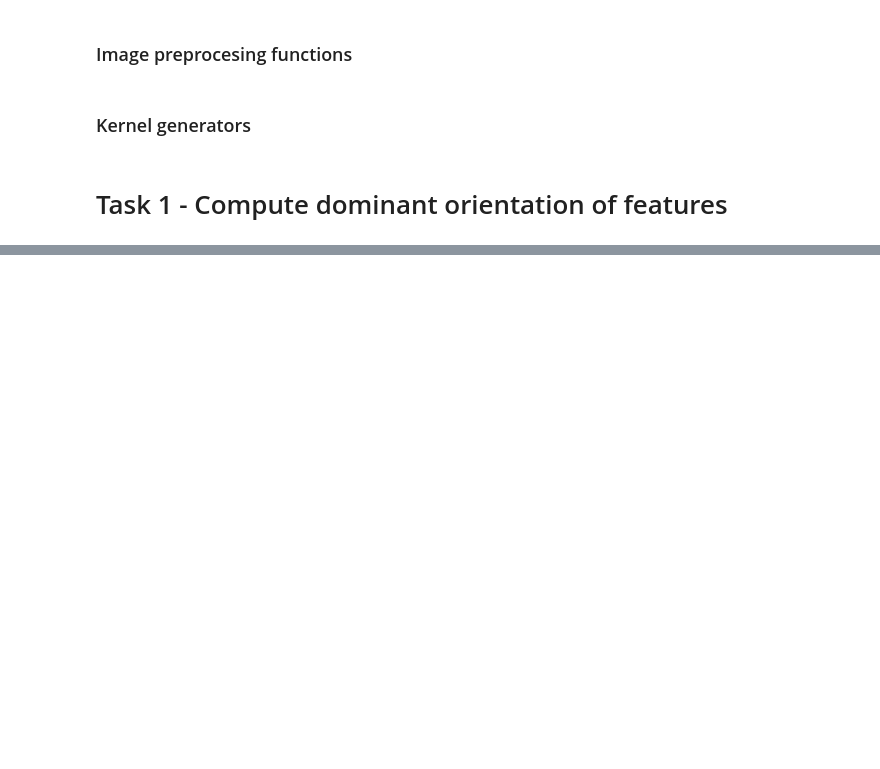
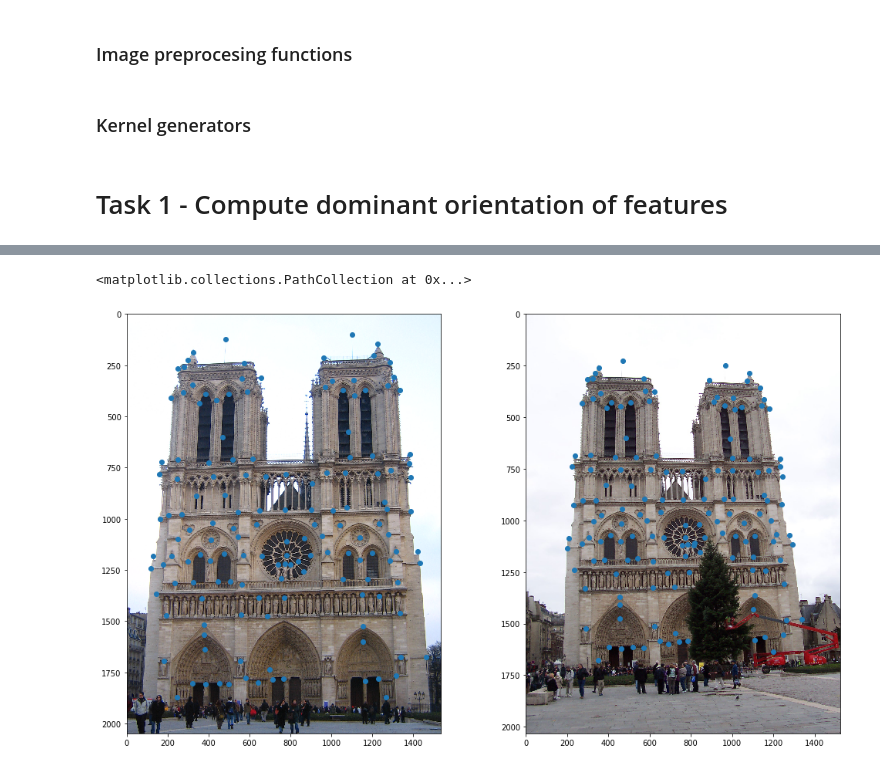
Before and after one commit to jdzejdzej/ComputerVision, a Jupyter notebook: lab_5/lab5.ipynb, the cells around one changed output, grey strips where cells are left out. Cells and saved outputs as stored; diff of their text form; code cells hidden in the pictures; blank space fills up the shorter version.

```diff
--- a/lab_5/lab5.ipynb
+++ b/lab_5/lab5.ipynb
@@ -135,0 +299,16 @@ for hist, bins in r:
+# %%
+x = loadmat('data/Notre Dame/f_o.mat')
+# %%
+import matplotlib.cm as cm
+colors = cm.rainbow(np.linspace(0, 1, n))
+
+fig = figure(figsize=(17, 10))
+ax = fig.subplots(1, 2)
+ax[0].imshow(notre_dame)
+ax[0].scatter(x['x1'], x['y1'])
+
+ax[1].imshow(notre_dame2)
+ax[1].scatter(x['x2'], x['y2'])
+# %% [output]
+<matplotlib.collections.PathCollection at 0x...>
+[figure, added]
```
Also changed, not shown: parts of 23 cells of this notebook.
